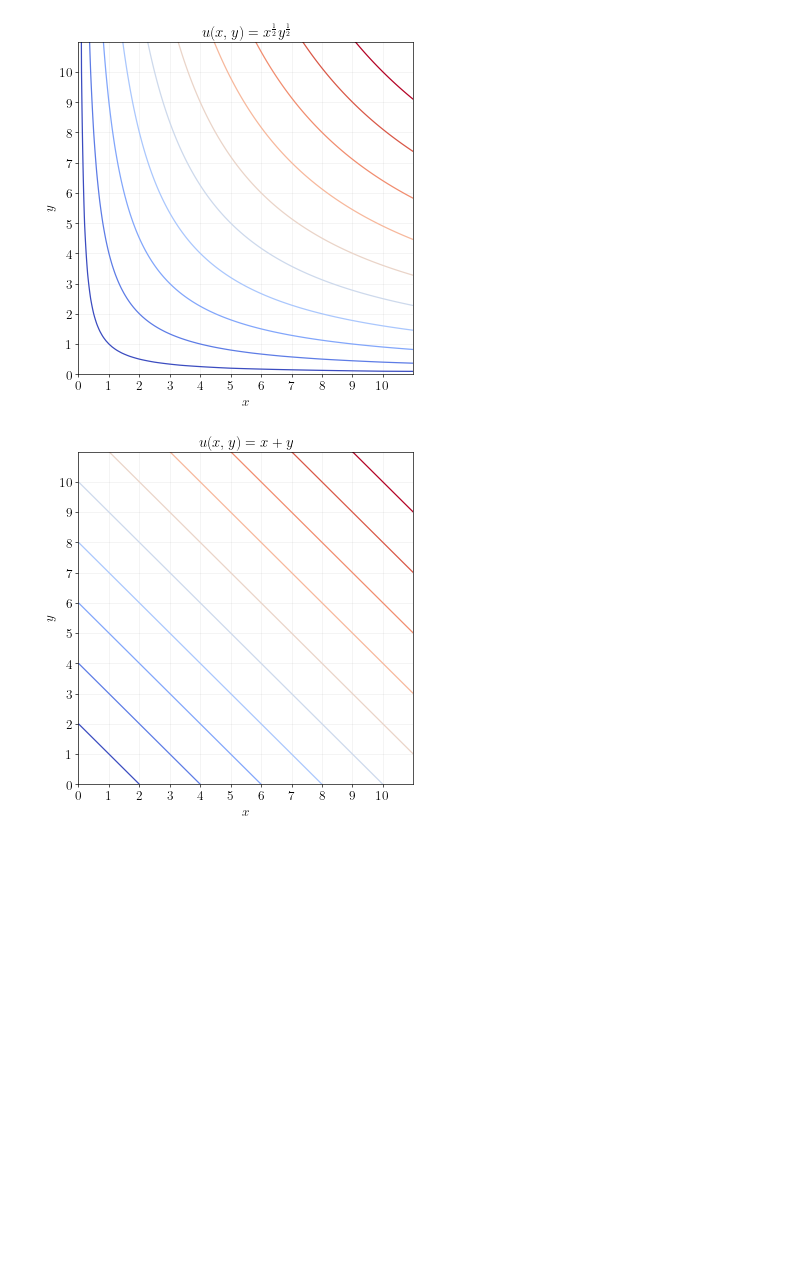
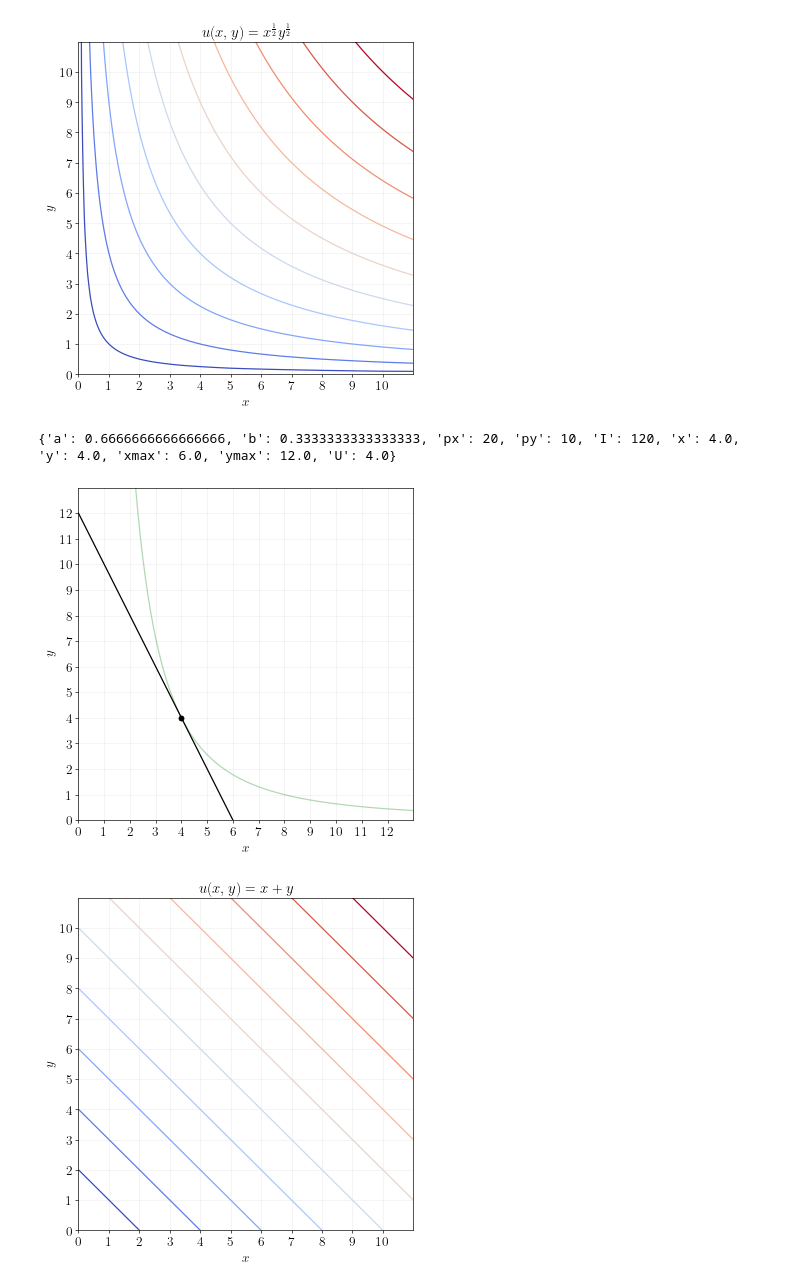
Before and after one commit to ed-kung/CSUN-Econ-310, a Jupyter notebook: _workspace/12-exploring-utility.ipynb, the cells around one changed output. Drawn from its saved outputs; the diff is of its cells as text; code cells hidden in the pictures; blank space fills up the shorter version.

Commit message:
update lec 12 with examples

```diff
--- a/_workspace/12-exploring-utility.ipynb
+++ b/_workspace/12-exploring-utility.ipynb
@@ -45,6 +45,42 @@ plt.savefig('../assets/images/12-exploring-utility-cobb-douglas.png', bbox_inche
 plt.show()
 # %% [output]
 [figure]
+# %%
+a = 2/3
+b = 1/3
+px = 20
+py = 10
+I = 120
+cb = CobbDouglasConsumer(a=a,b=b,px=px,py=py,I=I)
+print(cb)
+
+fig, ax = plt.subplots()
+xmax = 12
+ymax = 12
+xticks = np.arange(0, xmax+1)
+yticks = np.arange(0, ymax+1)
+xgrid = np.arange(0.0, xmax+1.1, 0.1)
+Ugrid = [cb.U]
+
+for u in Ugrid:
+    ax.plot(xgrid, (u/xgrid**a)**(1/b), color='green', alpha=0.3)
+
+ax.plot(xgrid, (I-px*xgrid)/py, color='black')
+ax.plot(cb.x, cb.y, 'o', color='black')
+
+ax.set_ylabel(r'$y$')
+ax.set_xlabel(r'$x$')
+ax.set_xticks(xticks)
+ax.set_yticks(yticks)
+ax.set_xlim(0,xmax+1)
+ax.set_ylim(0,ymax+1)
+ax.set_axisbelow(True)
+plt.grid(alpha=0.2)
+plt.savefig('../assets/images/12-exploring-utility-cb-example.png', bbox_inches='tight')
+plt.show()
+# %% [output]
+{'a': 0.6666666666666666, 'b': 0.3333333333333333, 'px': 20, 'py': 10, 'I': 120, 'x': 4.0, 'y': 4.0, 'xmax': 6.0, 'ymax': 12.0, 'U': 4.0}
+[figure, added]
 # %%
 x = np.arange(0,11.1,0.1)
 y = np.arange(0,11.1,0.1)
```
Also changed, not shown: parts of 5 cells of this notebook, 8 other files.
